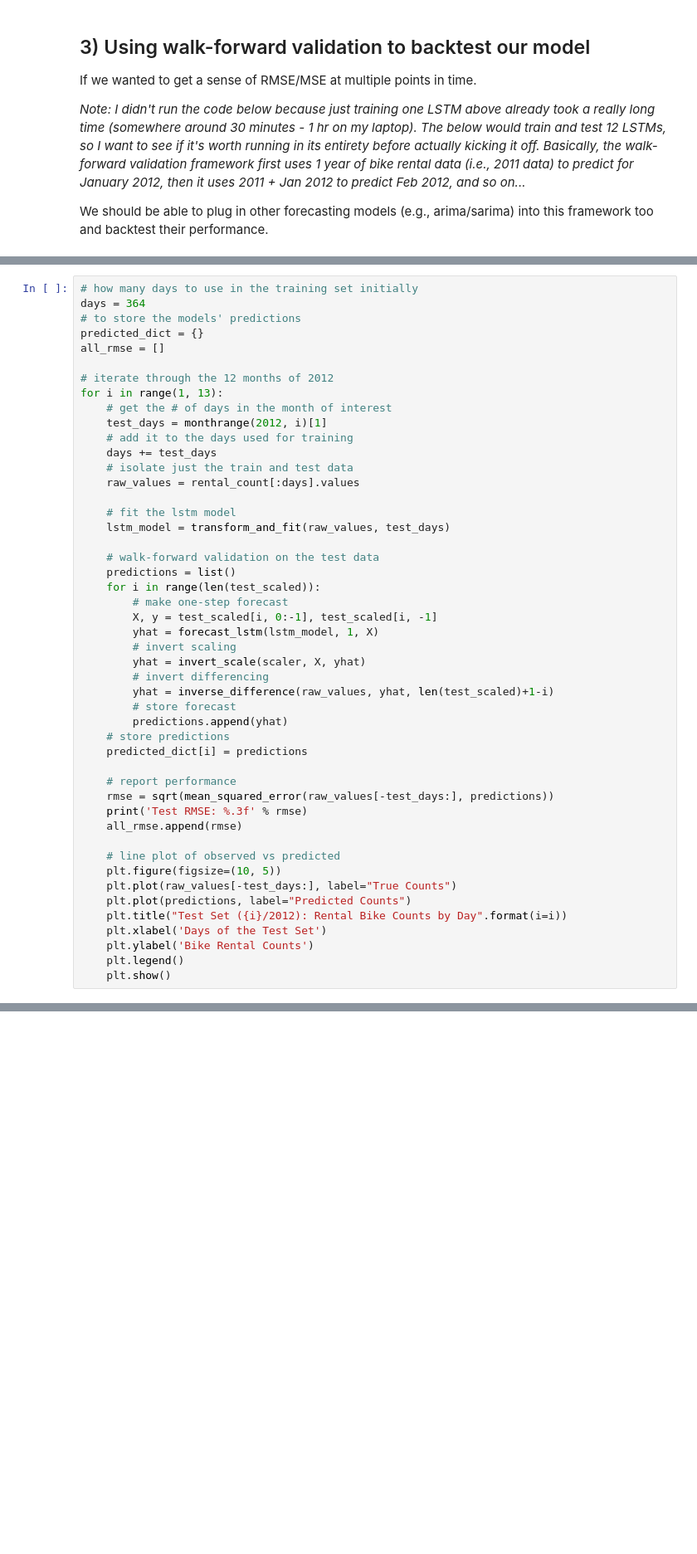
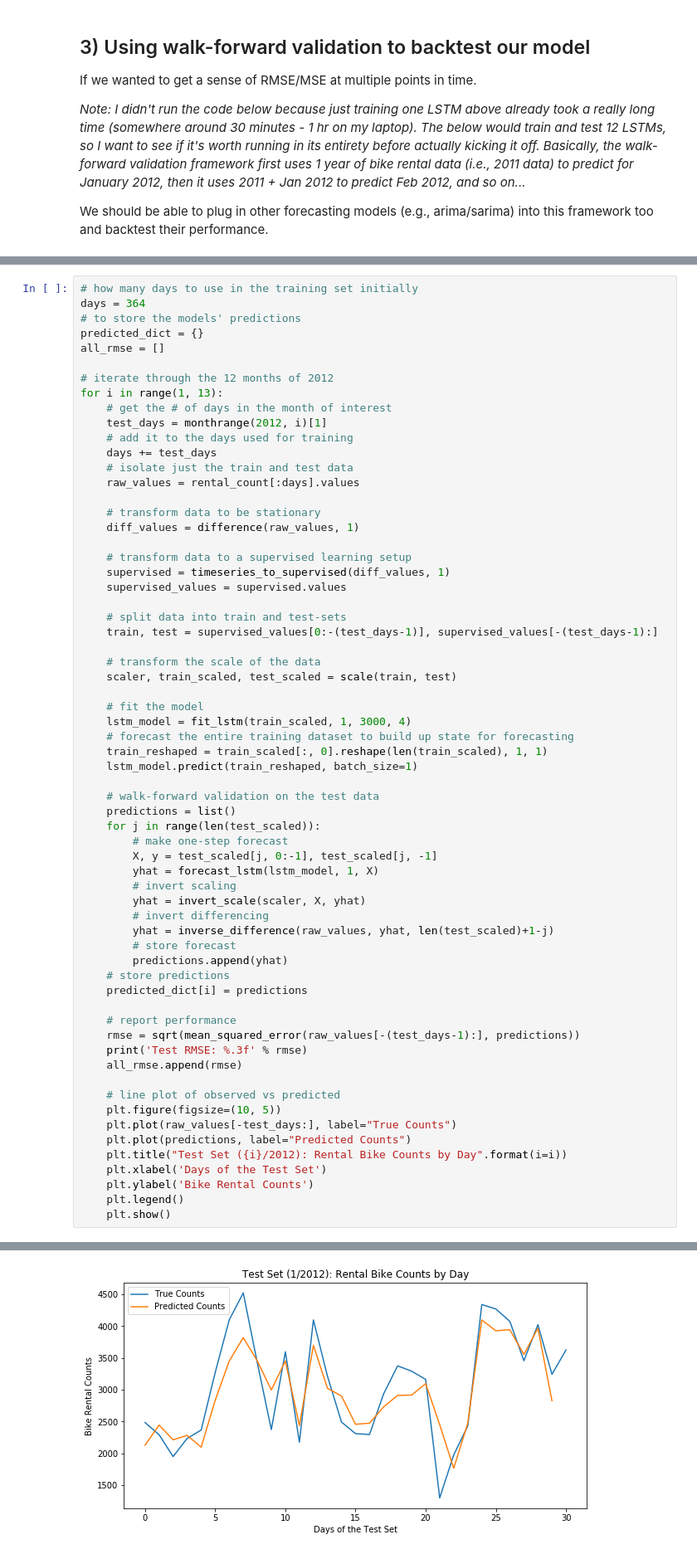
Before and after one commit to pmgblz/stats205_project, a Jupyter notebook: code/lstm_forecasting.ipynb, the cells around one changed output, grey strips where cells are left out. Shown: that part at 83% size. Saved outputs shown, nothing was run; the diff lists cells and outputs as text; blank space fills up the shorter version.

```diff
--- a/code/lstm_forecasting.ipynb
+++ b/code/lstm_forecasting.ipynb
@@ -264,26 +264,42 @@ for i in range(1, 13):
     # isolate just the train and test data
     raw_values = rental_count[:days].values
 
-    # fit the lstm model
-    lstm_model = transform_and_fit(raw_values, test_days)
+    # transform data to be stationary
+    diff_values = difference(raw_values, 1)
+
+    # transform data to a supervised learning setup
+    supervised = timeseries_to_supervised(diff_values, 1)
+    supervised_values = supervised.values
+
+    # split data into train and test-sets
+    train, test = supervised_values[0:-(test_days-1)], supervised_values[-(test_days-1):]
+
+    # transform the scale of the data
+    scaler, train_scaled, test_scaled = scale(train, test)
+
+    # fit the model
+    lstm_model = fit_lstm(train_scaled, 1, 3000, 4)
+    # forecast the entire training dataset to build up state for forecasting
+    train_reshaped = train_scaled[:, 0].reshape(len(train_scaled), 1, 1)
+    lstm_model.predict(train_reshaped, batch_size=1)
 
     # walk-forward validation on the test data
     predictions = list()
-    for i in range(len(test_scaled)):
+    for j in range(len(test_scaled)):
         # make one-step forecast
-        X, y = test_scaled[i, 0:-1], test_scaled[i, -1]
+        X, y = test_scaled[j, 0:-1], test_scaled[j, -1]
         yhat = forecast_lstm(lstm_model, 1, X)
         # invert scaling
         yhat = invert_scale(scaler, X, yhat)
         # invert differencing
-        yhat = inverse_difference(raw_values, yhat, len(test_scaled)+1-i)
+        yhat = inverse_difference(raw_values, yhat, len(test_scaled)+1-j)
         # store forecast
         predictions.append(yhat)
     # store predictions
     predicted_dict[i] = predictions
 
     # report performance
-    rmse = sqrt(mean_squared_error(raw_values[-test_days:], predictions))
+    rmse = sqrt(mean_squared_error(raw_values[-(test_days-1):], predictions))
     print('Test RMSE: %.3f' % rmse)
     all_rmse.append(rmse)
 
@@ -296,3 +312,4 @@ for i in range(1, 13):
     plt.ylabel('Bike Rental Counts')
     plt.legend()
     plt.show()
+# %% [output]
@@ -298,0 +317 @@ for i in range(1, 13):
+[figure, added]
```
Also changed, not shown: parts of 4 cells of this notebook.
